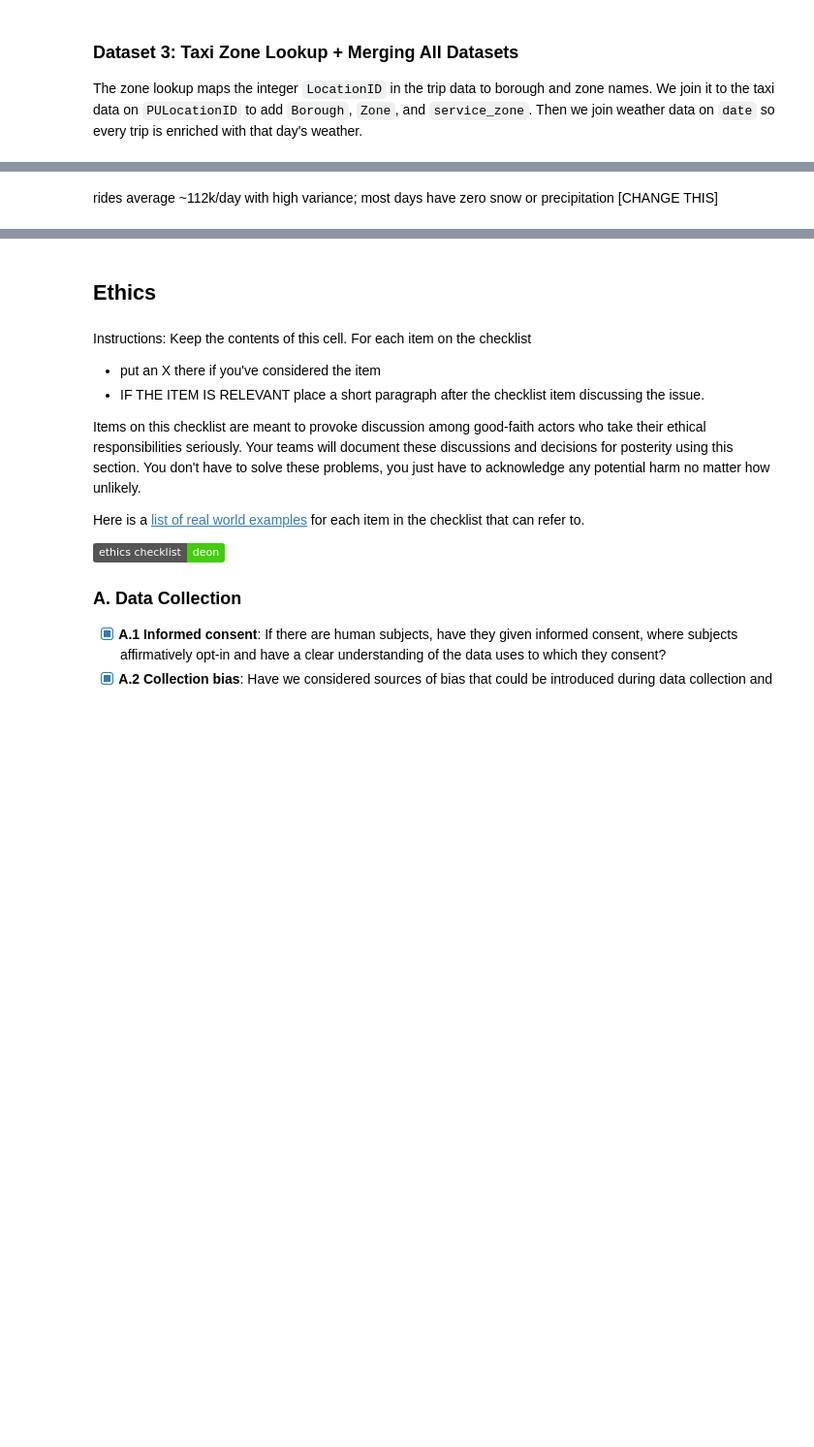
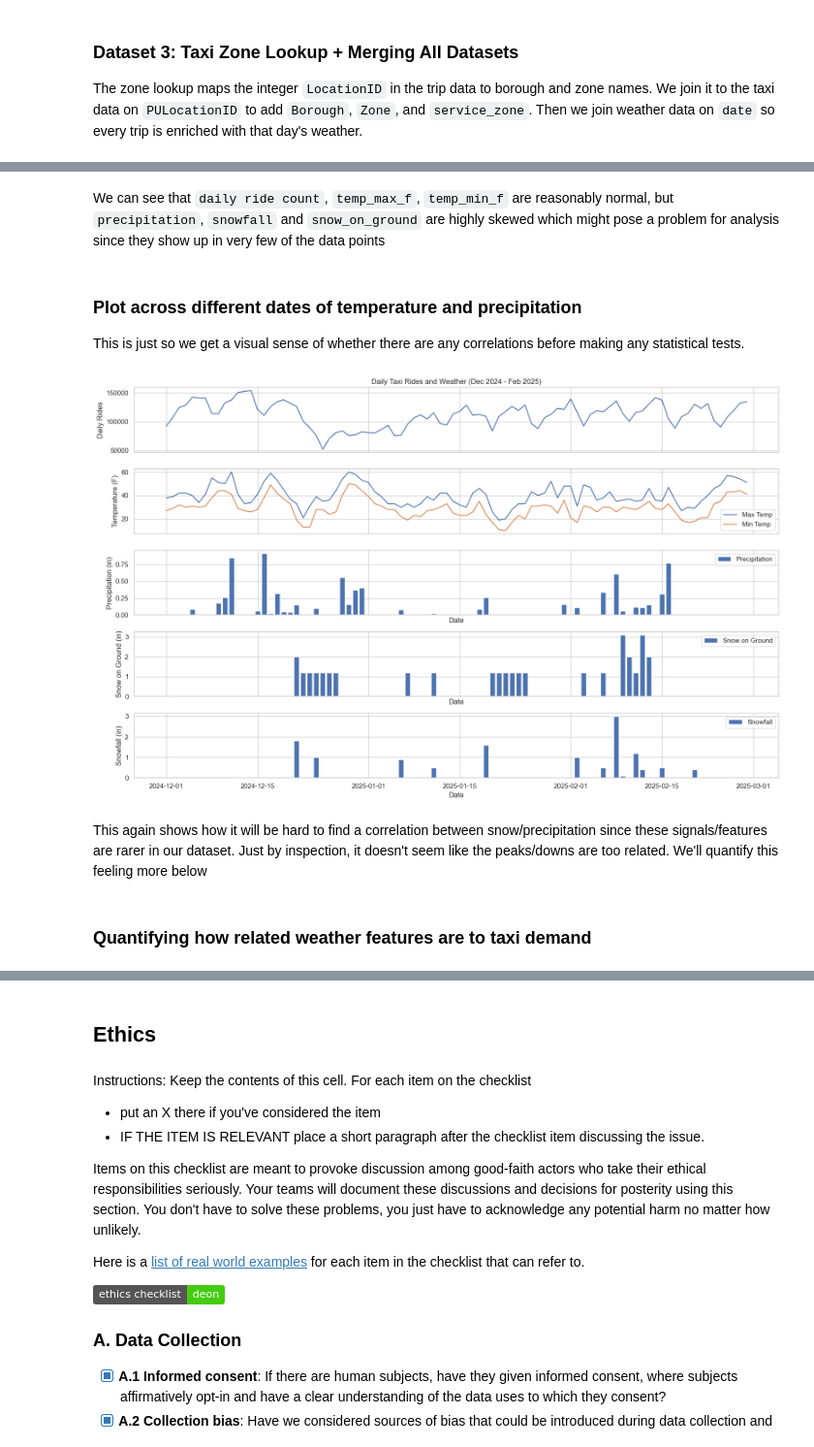
Before and after one commit to COGS108/Group062_WI26, a Jupyter notebook: 02-EDACheckpoint.ipynb, the cells around one changed output, grey strips where cells are left out. Shown at 97% size. Cells and saved outputs as stored; diff of their text form; code cells hidden in the pictures; badges without logos; blank space fills up the shorter version.

Commit message:
Final notes + adjustments to weather analysis

```diff
--- a/02-EDACheckpoint.ipynb
+++ b/02-EDACheckpoint.ipynb
@@ -320,7 +467,6 @@ import pandas as pd
 import numpy as np
 import matplotlib.pyplot as plt
 import seaborn as sns
-sns.set()
 
 import statsmodels.formula.api as smf
 from sklearn.preprocessing import StandardScaler
@@ -354,24 +511,43 @@ plt.show()
+# %% [markdown]
+We can see that `daily ride count`, `temp_max_f`, `temp_min_f` are reasonably normal, but `precipitation`, `snowfall` and `snow_on_ground` are highly skewed which might pose a problem for analysis since they show up in very few of the data points
+# %% [markdown]
+### Plot across different dates of temperature and precipitation
+This is just so we get a visual sense of whether there are any correlations before making any statistical tests.
 # %%
-fig, axes = plt.subplots(3, 1, figsize=(16, 10), sharex=True)
+fig, axes = plt.subplots(5, 1, figsize=(16, 10), sharex=True)
 
 axes[0].plot(daily['date'], daily['ride_count'])
 axes[0].set_ylabel('Daily Rides')
 axes[0].set_title('Daily Taxi Rides and Weather (Dec 2024 - Feb 2025)')
 
 axes[1].plot(daily['date'], daily['temp_max_f'], label='Max Temp')
 axes[1].plot(daily['date'], daily['temp_min_f'], label='Min Temp')
 axes[1].set_ylabel('Temperature (F)')
 axes[1].legend()
 
 axes[2].bar(daily['date'], daily['precipitation_in'], label='Precipitation')
 axes[2].set_ylabel('Precipitation (in)')
 axes[2].set_xlabel('Date')
 axes[2].legend()
 
+axes[3].bar(daily['date'], daily['snow_on_ground_in'], label='Snow on Ground')
+axes[3].set_ylabel('Snow on Ground (in)')
+axes[3].set_xlabel('Date')
+axes[3].legend()
+
+axes[4].bar(daily['date'], daily['snowfall_in'], label='Snowfall')
+axes[4].set_ylabel('Snowfall (in)')
+axes[4].set_xlabel('Date')
+axes[4].legend()
+
 plt.tight_layout()
 plt.show()
+# %% [output]
+[figure, added]
-# %% [markdown]
-rides average ~112k/day with high variance; most days have zero snow or precipitation [CHANGE THIS]
+# %% [markdown]
+This again shows how it will be hard to find a correlation between snow/precipitation since these signals/features are rarer in our dataset. Just by inspection, it doesn't seem like the peaks/downs are too related. We'll quantify this feeling more below
+# %% [markdown]
+### Quantifying how related weather features are to taxi demand
 # %%
 # correlation matrix
 analysis_cols = ['ride_count', 'temp_max_f', 'temp_min_f', 'precipitation_in', 'snowfall_in', 'snow_on_ground_in']
```
Also changed, not shown: parts of 33 cells of this notebook.
